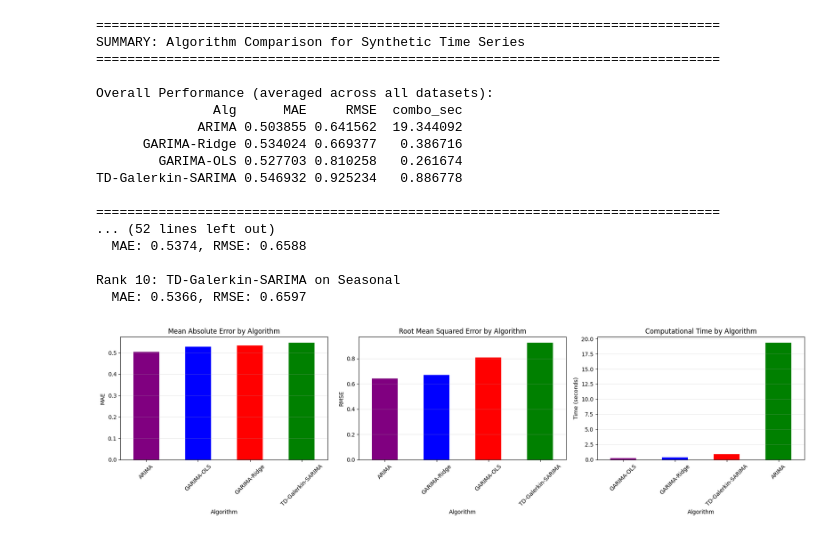
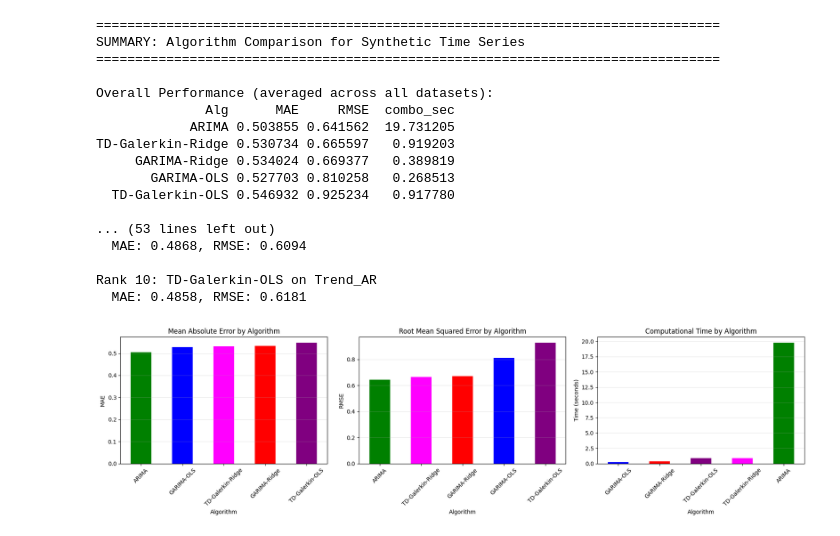
Before and after one commit to Gingerbread1213/Galerkin_ARIMA, a Jupyter notebook: TD_GARIMA_sythetic.ipynb, the cells around one changed output. Cells and saved outputs as stored; diff of their text form; code cells hidden in the pictures.

```diff
--- a/TD_GARIMA_sythetic.ipynb
+++ b/TD_GARIMA_sythetic.ipynb
@@ -236,11 +238,14 @@ for name, series in datasets.items():
         plt.plot(range(window, window + horizon), y_true, 'k-', linewidth=2, label='True', alpha=0.7)
 
         # Plot each algorithm if it ran successfully
-        colors = {'TD-Galerkin-SARIMA': 'purple', 'GARIMA-OLS': 'blue', 'GARIMA-Ridge': 'red', 'ARIMA': 'green'}
-        markers = {'TD-Galerkin-SARIMA': 'D', 'GARIMA-OLS': 'o', 'GARIMA-Ridge': 's', 'ARIMA': '^'}
-        linestyles = {'TD-Galerkin-SARIMA': '-', 'GARIMA-OLS': '--', 'GARIMA-Ridge': '-.', 'ARIMA': ':'}
+        colors = {'TD-Galerkin-OLS': 'purple', 'TD-Galerkin-Ridge': 'magenta',
+                  'GARIMA-OLS': 'blue', 'GARIMA-Ridge': 'red', 'ARIMA': 'green'}
+        markers = {'TD-Galerkin-OLS': 'D', 'TD-Galerkin-Ridge': 'P',
+                   'GARIMA-OLS': 'o', 'GARIMA-Ridge': 's', 'ARIMA': '^'}
+        linestyles = {'TD-Galerkin-OLS': '-', 'TD-Galerkin-Ridge': '--',
+                      'GARIMA-OLS': '-.', 'GARIMA-Ridge': ':', 'ARIMA': '--'}
 
-        for alg_name in ['TD-Galerkin-SARIMA', 'GARIMA-OLS', 'GARIMA-Ridge', 'ARIMA']:
+        for alg_name in ['TD-Galerkin-OLS', 'TD-Galerkin-Ridge', 'GARIMA-OLS', 'GARIMA-Ridge', 'ARIMA']:
             key = (name, p, q, P, Q, alg_name)
             if key in first_run_preds:
                 preds = first_run_preds[key]
@@ -339,7 +348,10 @@ fig, axes = plt.subplots(1, 3, figsize=(18, 5))
 
 # MAE by algorithm
 mae_by_alg = df.groupby('Alg')['MAE'].mean().sort_values()
-mae_by_alg.plot(kind='bar', ax=axes[0], color=['purple', 'blue', 'red', 'green'])
+alg_colors = [{'TD-Galerkin-OLS': 'purple', 'TD-Galerkin-Ridge': 'magenta',
+               'GARIMA-OLS': 'blue', 'GARIMA-Ridge': 'red', 'ARIMA': 'green'}[a]
+              for a in mae_by_alg.index]
+mae_by_alg.plot(kind='bar', ax=axes[0], color=alg_colors)
 axes[0].set_title('Mean Absolute Error by Algorithm', fontsize=12)
 axes[0].set_ylabel('MAE')
 axes[0].set_xlabel('Algorithm')
@@ -348,7 +360,10 @@ axes[0].tick_params(axis='x', rotation=45)
 
 # RMSE by algorithm
 rmse_by_alg = df.groupby('Alg')['RMSE'].mean().sort_values()
-rmse_by_alg.plot(kind='bar', ax=axes[1], color=['purple', 'blue', 'red', 'green'])
+alg_colors = [{'TD-Galerkin-OLS': 'purple', 'TD-Galerkin-Ridge': 'magenta',
+               'GARIMA-OLS': 'blue', 'GARIMA-Ridge': 'red', 'ARIMA': 'green'}[a]
+              for a in rmse_by_alg.index]
+rmse_by_alg.plot(kind='bar', ax=axes[1], color=alg_colors)
 axes[1].set_title('Root Mean Squared Error by Algorithm', fontsize=12)
 axes[1].set_ylabel('RMSE')
 axes[1].set_xlabel('Algorithm')
@@ -357,7 +372,10 @@ axes[1].tick_params(axis='x', rotation=45)
 
 # Computational time by algorithm
 time_by_alg = df.groupby('Alg')['combo_sec'].mean().sort_values()
-time_by_alg.plot(kind='bar', ax=axes[2], color=['purple', 'blue', 'red', 'green'])
+alg_colors = [{'TD-Galerkin-OLS': 'purple', 'TD-Galerkin-Ridge': 'magenta',
+               'GARIMA-OLS': 'blue', 'GARIMA-Ridge': 'red', 'ARIMA': 'green'}[a]
+              for a in time_by_alg.index]
+time_by_alg.plot(kind='bar', ax=axes[2], color=alg_colors)
 axes[2].set_title('Computational Time by Algorithm', fontsize=12)
 axes[2].set_ylabel('Time (seconds)')
 axes[2].set_xlabel('Algorithm')
@@ -375,47 +393,73 @@ print("="*80)
 dataset_perf = df.groupby(['Dataset', 'Alg'])['RMSE'].mean().unstack()
 print(dataset_perf)
 
 # Statistical summary
 print("\n" + "="*80)
 print("Statistical Summary:")
 print("="*80)
 print(df.groupby('Alg')[['MAE', 'RMSE', 'combo_sec', 'throughput_iters_per_sec']].describe().round(4))
 
 # TD-specific analysis
 print("\n" + "="*80)
 print("Time-Dependent vs Time-Independent Analysis:")
 print("="*80)
 
-td_results = df[df['Alg'] == 'TD-Galerkin-SARIMA']
+td_results = df[df['Alg'].isin(['TD-Galerkin-OLS', 'TD-Galerkin-Ridge'])]
 ti_results = df[df['Alg'].isin(['GARIMA-OLS', 'GARIMA-Ridge'])]
 
 if not td_results.empty and not ti_results.empty:
-    print(f"TD-Galerkin-SARIMA average RMSE: {td_results['RMSE'].mean():.4f}")
+    print(f"TD-Galerkin (both modes) average RMSE: {td_results['RMSE'].mean():.4f}")
     print(f"Time-Independent GARIMA average RMSE: {ti_results['RMSE'].mean():.4f}")
     print(f"TD advantage: {((ti_results['RMSE'].mean() - td_results['RMSE'].mean()) / ti_results['RMSE'].mean() * 100):.1f}%")
 
-    print(f"\nTD-Galerkin-SARIMA average time: {td_results['combo_sec'].mean():.2f}s")
+    print(f"\nTD-Galerkin (both modes) average time: {td_results['combo_sec'].mean():.2f}s")
     print(f"Time-Independent GARIMA average time: {ti_results['combo_sec'].mean():.2f}s")
     print(f"TD time overhead: {((td_results['combo_sec'].mean() - ti_results['combo_sec'].mean()) / ti_results['combo_sec'].mean() * 100):.1f}%")
+
+# OLS vs Ridge analysis
+print("\n" + "="*80)
+print("OLS vs Ridge Analysis:")
+print("="*80)
+
+ols_results = df[df['Alg'].isin(['TD-Galerkin-OLS', 'GARIMA-OLS'])]
+ridge_results = df[df['Alg'].isin(['TD-Galerkin-Ridge', 'GARIMA-Ridge'])]
+
+if not ols_results.empty and not ridge_results.empty:
+    print(f"OLS (both TD and TI) average RMSE: {ols_results['RMSE'].mean():.4f}")
+    print(f"Ridge (both TD and TI) average RMSE: {ridge_results['RMSE'].mean():.4f}")
+    print(f"Ridge advantage: {((ols_results['RMSE'].mean() - ridge_results['RMSE'].mean()) / ols_results['RMSE'].mean() * 100):.1f}%")
+
+    print(f"\nOLS (both TD and TI) average time: {ols_results['combo_sec'].mean():.2f}s")
+    print(f"Ridge (both TD and TI) average time: {ridge_results['combo_sec'].mean():.2f}s")
+    print(f"Ridge time overhead: {((ridge_results['combo_sec'].mean() - ols_results['combo_sec'].mean()) / ols_results['combo_sec'].mean() * 100):.1f}%")
+
+# Best combination analysis
+print("\n" + "="*80)
+print("Best Algorithm Combination:")
+print("="*80)
+
+best_overall = df.loc[df['RMSE'].idxmin()]
+print(f"Best overall: {best_overall['Alg']} on {best_overall['Dataset']}")
+print(f"RMSE: {best_overall['RMSE']:.4f}, MAE: {best_overall['MAE']:.4f}, Time: {best_overall['combo_sec']:.2f}s")
 # %% [output]
 ================================================================================
 SUMMARY: Algorithm Comparison for Synthetic Time Series
 ================================================================================
 
 Overall Performance (averaged across all datasets):
-               Alg      MAE     RMSE  combo_sec
-             ARIMA 0.503855 0.641562  19.344092
-      GARIMA-Ridge 0.534024 0.669377   0.386716
-        GARIMA-OLS 0.527703 0.810258   0.261674
-TD-Galerkin-SARIMA 0.546932 0.925234   0.886778
+              Alg      MAE     RMSE  combo_sec
+            ARIMA 0.503855 0.641562  19.731205
+TD-Galerkin-Ridge 0.530734 0.665597   0.919203
+     GARIMA-Ridge 0.534024 0.669377   0.389819
+       GARIMA-OLS 0.527703 0.810258   0.268513
+  TD-Galerkin-OLS 0.546932 0.925234   0.917780
 
-================================================================================
-... (52 lines left out)
-  MAE: 0.5374, RMSE: 0.6588
+... (53 lines left out)
+  MAE: 0.4868, RMSE: 0.6094
 
-Rank 10: TD-Galerkin-SARIMA on Seasonal
-  MAE: 0.5366, RMSE: 0.6597
+Rank 10: TD-Galerkin-OLS on Trend_AR
+  MAE: 0.4858, RMSE: 0.6181
-[figure, old version]
+[figure, new version]
 ================================================================================
 Performance by Dataset Type:
 ================================================================================
```
Also changed, not shown: parts of 3 cells of this notebook, 2 other files.
